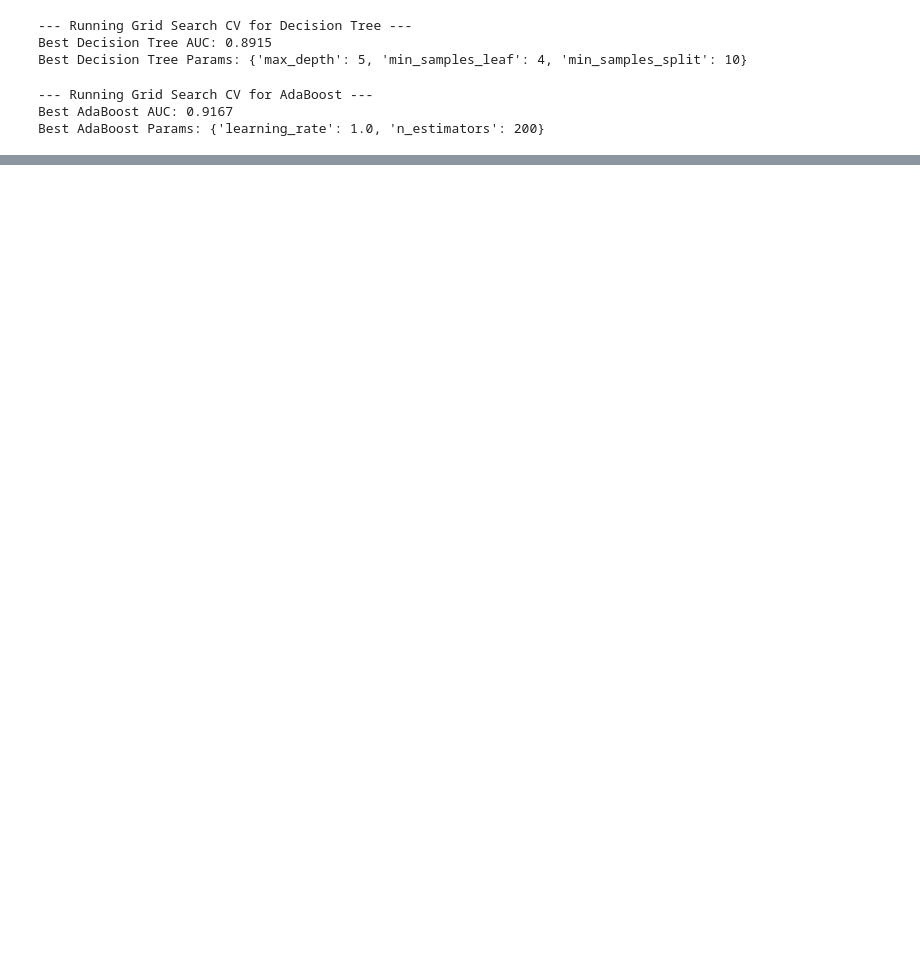
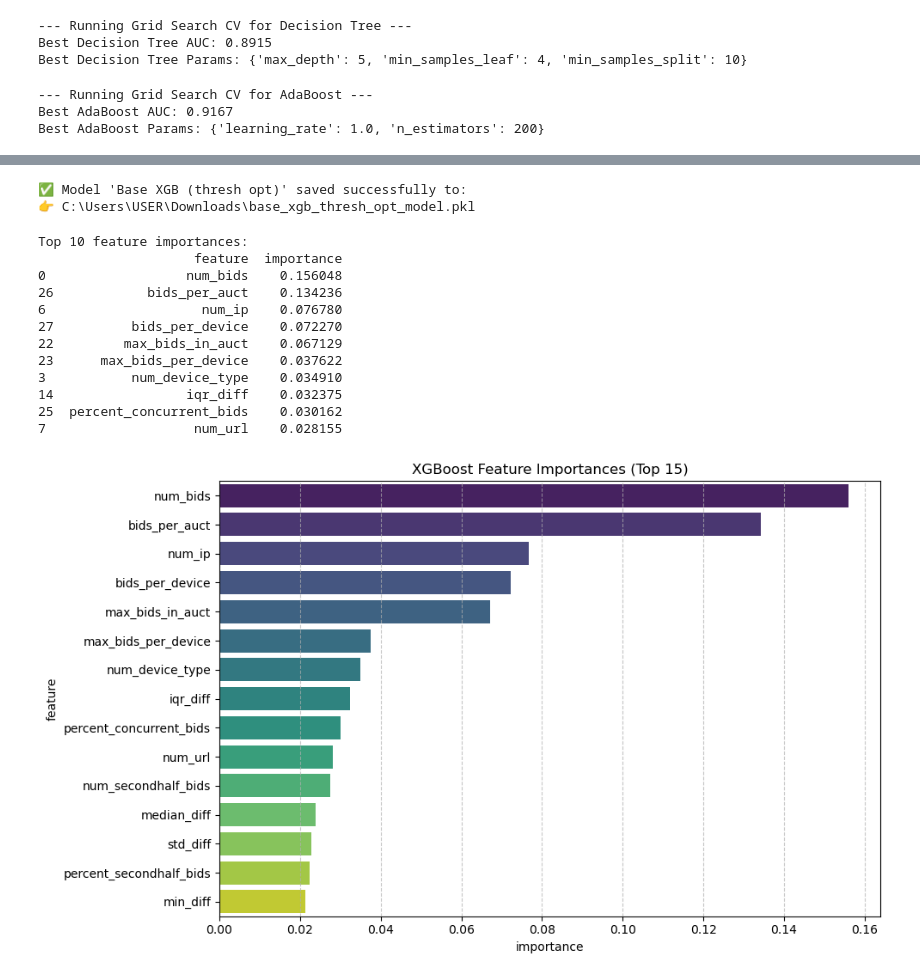
Before and after one commit to VedTeredesai7137/HumanOrRobot, a Jupyter notebook: HumanORRobot33_pynb.ipynb, the cells around one changed output, grey strips where cells are left out. Saved outputs shown, nothing was run; the diff lists cells and outputs as text; code cells hidden in the pictures; blank space fills up the shorter version.

```diff
--- a/HumanORRobot33_pynb.ipynb
+++ b/HumanORRobot33_pynb.ipynb
@@ -1174,0 +1135,60 @@ Model 'Base XGB (thresh opt)' saved successfully to: /content/drive/MyDrive/mode
+# %%
+import joblib
+import os
+from pathlib import Path
+
+# 1. Define the filename
+model_filename = 'base_xgb_thresh_opt_model.pkl'
+
+# 2. Get the path to your local Downloads folder
+# Path.home() automatically finds C:\Users\<YourUsername>
+downloads_path = Path.home() / "Downloads"
+model_path = os.path.join(downloads_path, model_filename)
+
+# 3. Save the trained base_xgb model
+# Assuming 'base_xgb' is your trained model variable
+try:
+    joblib.dump(base_xgb, model_path)
+    print(f"✅ Model 'Base XGB (thresh opt)' saved successfully to:")
+    print(f"👉 {model_path}")
+except NameError:
+    print("❌ Error: The variable 'base_xgb' is not defined. Make sure your model is trained first.")
+except Exception as e:
+    print(f"❌ An error occurred: {e}")
+# %% [output]
+✅ Model 'Base XGB (thresh opt)' saved successfully to:
+👉 C:\Users\USER\Downloads\base_xgb_thresh_opt_model.pkl
+# %%
+# Use X.columns directly to ensure the names match the model's features
+importances = base_xgb.feature_importances_
+feature_names = X.columns
+
+feat_imp = pd.DataFrame({
+    'feature': feature_names,
+    'importance': importances
+}).sort_values('importance', ascending=False)
+
+print("Top 10 feature importances:")
+print(feat_imp.head(10))
+
+# Plotting
+plt.figure(figsize=(10, 6))
+sns.barplot(data=feat_imp.head(15), x='importance', y='feature', palette='viridis')
+plt.title('XGBoost Feature Importances (Top 15)')
+plt.grid(axis='x', linestyle='--', alpha=0.7)
+plt.tight_layout()
+plt.show()
+# %% [output]
+Top 10 feature importances:
+                    feature  importance
+0                  num_bids    0.156048
+26            bids_per_auct    0.134236
+6                    num_ip    0.076780
+27          bids_per_device    0.072270
+22         max_bids_in_auct    0.067129
+23      max_bids_per_device    0.037622
+3           num_device_type    0.034910
+14                 iqr_diff    0.032375
+25  percent_concurrent_bids    0.030162
+7                   num_url    0.028155
+[figure, added]
```
Also changed, not shown: parts of 19 cells of this notebook.
